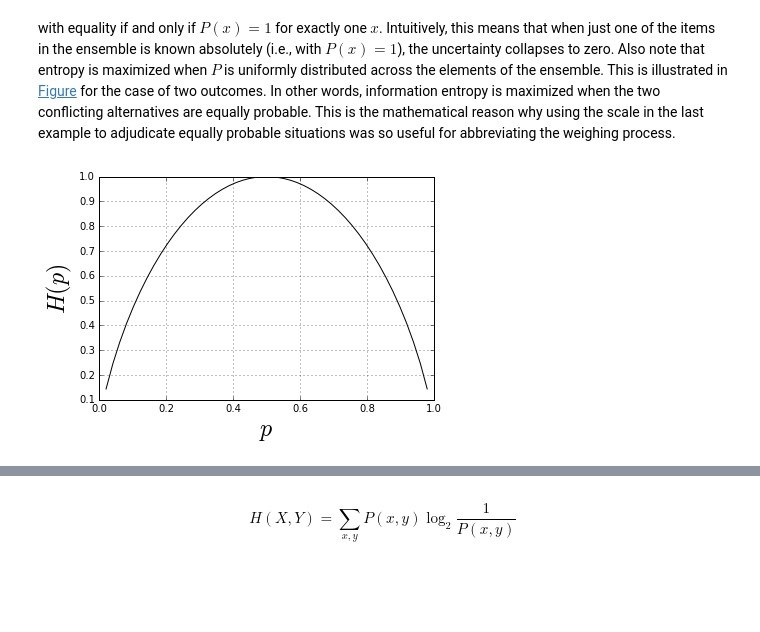
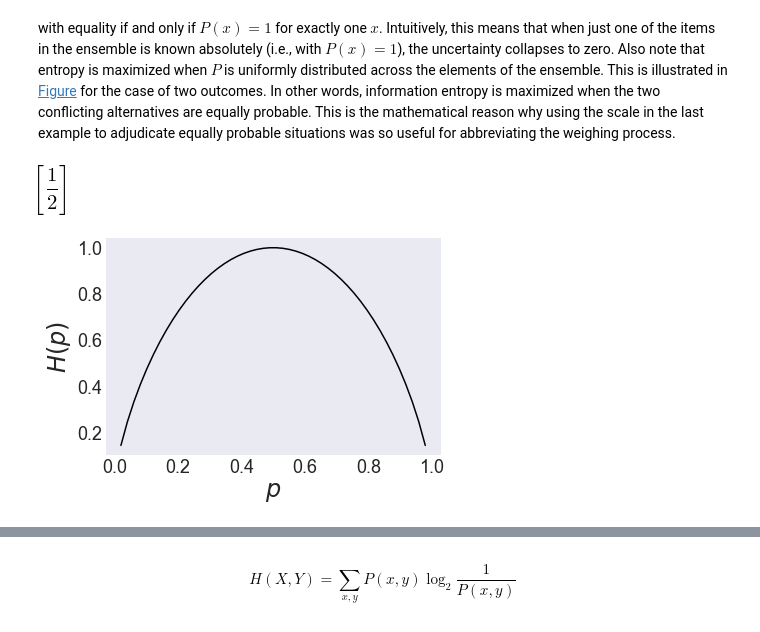
Before and after one commit to hvribeiro/MCSC1, a Jupyter notebook: aulas/02.2 - Introduction to probability.ipynb, the cells around one changed output, grey strips where cells are left out. Saved outputs shown, nothing was run; the diff lists cells and outputs as text; code cells hidden in the pictures; blank space fills up the shorter version.

```diff
--- a/aulas/02.2 - Introduction to probability.ipynb
+++ b/aulas/02.2 - Introduction to probability.ipynb
@@ -0,0 +10,3 @@
+# %%
+mpl.style.use('seaborn-darkgrid')
+mpl.rcParams.update({'font.size': 18})
@@ -154,18 +171,17 @@ abbreviating the weighing process.
+# %%
+S.solve(S.diff(p*S.log(1/p,2) + (1-p)*S.log(1/(1-p),2),p),p)
+# %% [output]
+[figure, added]
 # %%
-%matplotlib inline
-
-from matplotlib.pylab import subplots
-import numpy as np
 p = np.linspace(0,1,50)
-fig,ax=subplots()
+fig,ax=plt.subplots()
 #fig.set_size_inches((14,7))
-_=ax.plot(p,p*np.log2(1/p)+(1-p)*np.log2(1/(1-p)),'k-')
-_=ax.set_xlabel('$p$',fontsize=24)
-_=ax.set_ylabel('$H(p)$',fontsize=24)
-_=ax.grid()
-#fig.savefig('fig-probability/information_entropy_003.png')
+ax.plot(p,p*np.log2(1/p)+(1-p)*np.log2(1/(1-p)),'k-')
+ax.set_xlabel('$p$',fontsize=24)
+ax.set_ylabel('$H(p)$',fontsize=24)
+ax.grid()
 # %% [output]
-[figure, old version]
+[figure, new version]
 # %% [markdown]
 <!-- dom:FIGURE: [fig-probability/information_entropy_003.png, width=500 frac=0.75] The information entropy is maximized when $p=1/2$.  <div id="fig:Information_Entropy_003"></div> -->
 <!-- begin figure -->
```
Also changed, not shown: parts of 36 cells of this notebook.
